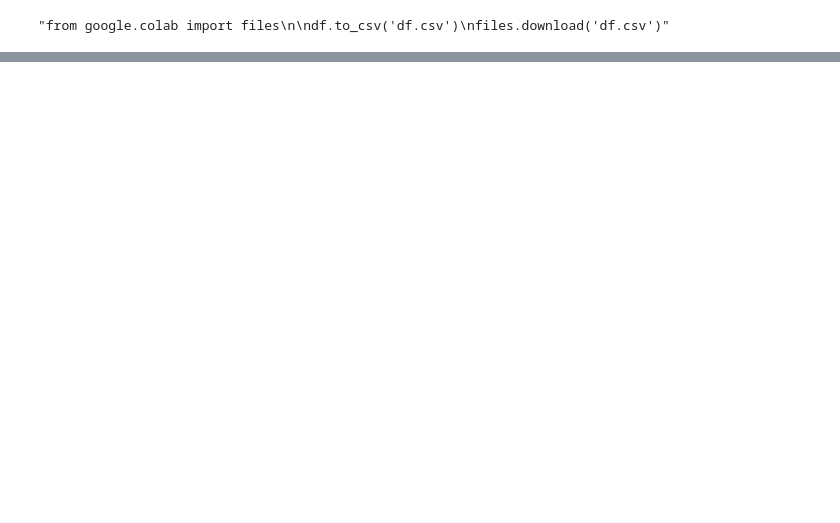
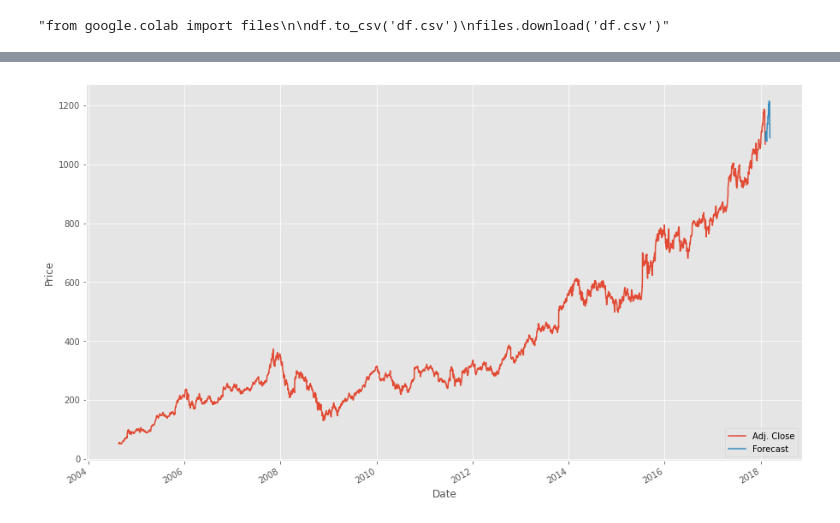
Before and after one commit to arindamkeswani/Machine-Learning-Fundamentals, a Jupyter notebook: 1_Linear_Regression.ipynb, the cells around one changed output, grey strips where cells are left out. Cells and saved outputs as stored; diff of their text form; code cells hidden in the pictures; blank space fills up the shorter version.

```diff
--- a/1_Linear_Regression.ipynb
+++ b/1_Linear_Regression.ipynb
@@ -38,7 +38,7 @@ Requirement already satisfied: cachetools<5.0,>=2.0.0 in /usr/local/lib/python3.
 Drive already mounted at /content/drive; to attempt to forcibly remount, call drive.mount("/content/drive", force_remount=True).
 # %%
 df_path='/content/drive/My Drive/Datasets/Google stock prices/df.csv'
-df=pd.read_csv(df_path)
+df=pd.read_csv(df_path,header=0, index_col='Date',parse_dates=True)
 #print(df.columns)
 # %%
 #Select columns that are needed
@@ -113,9 +128,9 @@ print(accuracy)
 #We replace it with Support Vector Regression
 
 #clf= svm.SVR()
-clf= svm.SVR(kernel='poly')
+'''clf= svm.SVR(kernel='poly')
 clf.fit(X_train, y_train) #synonymous to training
-accuracy= clf.score(X_test, y_test) #synonymous to testing
+accuracy= clf.score(X_test, y_test) #synonymous to testing'''
 
-print(accuracy)
+#print(accuracy)
 # %% [output]
@@ -122,0 +138,5 @@ print(accuracy)
+# %%
+#PART 4: FORECASTING AND PREDICTING
+forecast_set = clf.predict(X_lately)
+
+print(forecast_set, accuracy, forecast_out)
@@ -122,0 +151,31 @@ print(accuracy)
+# %%
+import datetime
+import matplotlib.pyplot as plt
+from matplotlib import style
+
+style.use('ggplot')
+
+df['Forecast'] = np.nan
+last_date = df.iloc[-1].name
+
+
+last_unix = last_date.timestamp()
+
+one_day = 86400
+next_unix = last_unix + one_day
+
+for i in forecast_set:
+  next_date=datetime.datetime.fromtimestamp(next_unix)
+  next_unix += one_day
+  df.loc[next_date] = [np.nan for _ in range(len(df.columns)-1)] + [i]
+
+df['Adj. Close'].plot()
+df['Forecast'].plot()
+plt.legend(loc=4)
+plt.xlabel('Date')
+plt.ylabel('Price')
+#plt.rcParams["figure.figsize"] = [15,9]
+
+plt.show()
+# %% [output]
+[figure, added]
```
Also changed, not shown: parts of 8 cells of this notebook.
